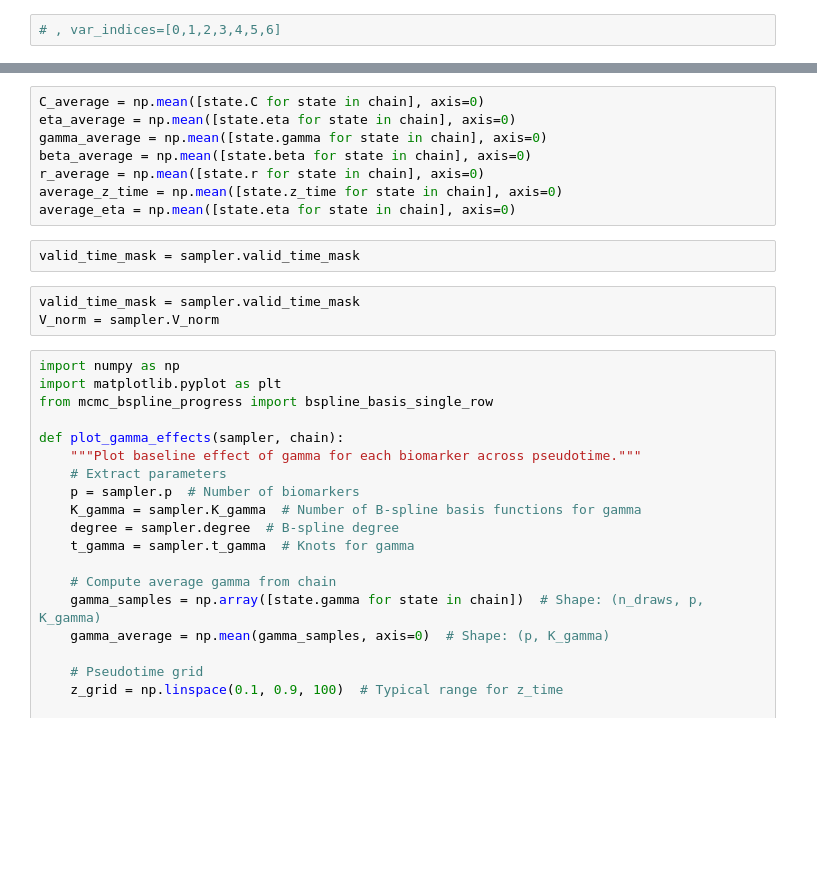
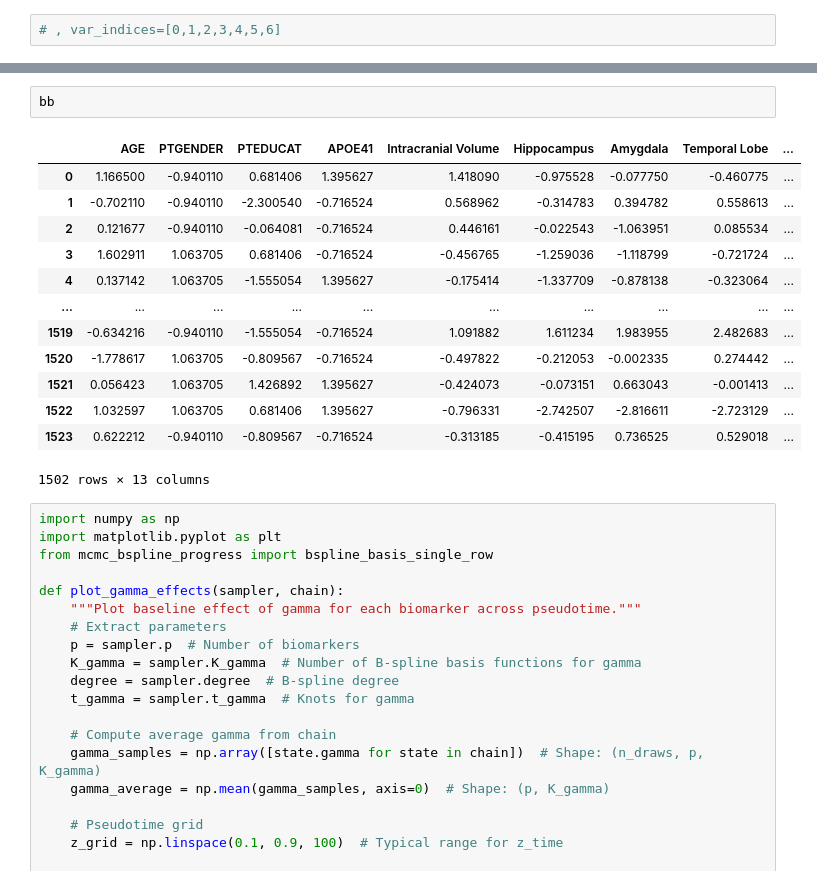
Before and after one commit to nataliaglazman/bnlte-extension, a Jupyter notebook: scripts/run_model.ipynb, the cells around one changed output, grey strips where cells are left out. Drawn from its saved outputs; the diff is of its cells as text; blank space fills up the shorter version.

```diff
--- a/scripts/run_model.ipynb
+++ b/scripts/run_model.ipynb
@@ -411,16 +305,19 @@ def visualize_C_effect_on_z(sampler, t: int = 0, i: int = 0, save_path: str = No
-# %%
-C_average = np.mean([state.C for state in chain], axis=0)
-eta_average = np.mean([state.eta for state in chain], axis=0)
-gamma_average = np.mean([state.gamma for state in chain], axis=0)
-beta_average = np.mean([state.beta for state in chain], axis=0)
-r_average = np.mean([state.r for state in chain], axis=0)
-average_z_time = np.mean([state.z_time for state in chain], axis=0)
-average_eta = np.mean([state.eta for state in chain], axis=0)
-# %%
-valid_time_mask = sampler.valid_time_mask
-# %%
-valid_time_mask = sampler.valid_time_mask
-V_norm = sampler.V_norm
+# %%
+bb
+# %% [output]
+|  | AGE | PTGENDER | PTEDUCAT | APOE41 | Intracranial Volume | Hippocampus | Amygdala | Temporal Lobe | ... |
+| 0 | 1.166500 | -0.940110 | 0.681406 | 1.395627 | 1.418090 | -0.975528 | -0.077750 | -0.460775 | ... |
+| 1 | -0.702110 | -0.940110 | -2.300540 | -0.716524 | 0.568962 | -0.314783 | 0.394782 | 0.558613 | ... |
+| 2 | 0.121677 | -0.940110 | -0.064081 | -0.716524 | 0.446161 | -0.022543 | -1.063951 | 0.085534 | ... |
+| 3 | 1.602911 | 1.063705 | 0.681406 | -0.716524 | -0.456765 | -1.259036 | -1.118799 | -0.721724 | ... |
+| 4 | 0.137142 | 1.063705 | -1.555054 | 1.395627 | -0.175414 | -1.337709 | -0.878138 | -0.323064 | ... |
+| ... | ... | ... | ... | ... | ... | ... | ... | ... | ... |
+| 1519 | -0.634216 | -0.940110 | -1.555054 | -0.716524 | 1.091882 | 1.611234 | 1.983955 | 2.482683 | ... |
+| 1520 | -1.778617 | 1.063705 | -0.809567 | -0.716524 | -0.497822 | -0.212053 | -0.002335 | 0.274442 | ... |
+| 1521 | 0.056423 | 1.063705 | 1.426892 | 1.395627 | -0.424073 | -0.073151 | 0.663043 | -0.001413 | ... |
+| 1522 | 1.032597 | 1.063705 | 0.681406 | 1.395627 | -0.796331 | -2.742507 | -2.816611 | -2.723129 | ... |
+| 1523 | 0.622212 | -0.940110 | -0.809567 | -0.716524 | -0.313185 | -0.415195 | 0.736525 | 0.529018 | ... |
+1502 rows × 13 columns
 # %%
 import numpy as np
 import matplotlib.pyplot as plt
```
Also changed, not shown: parts of 22 cells of this notebook, 11 other files.
